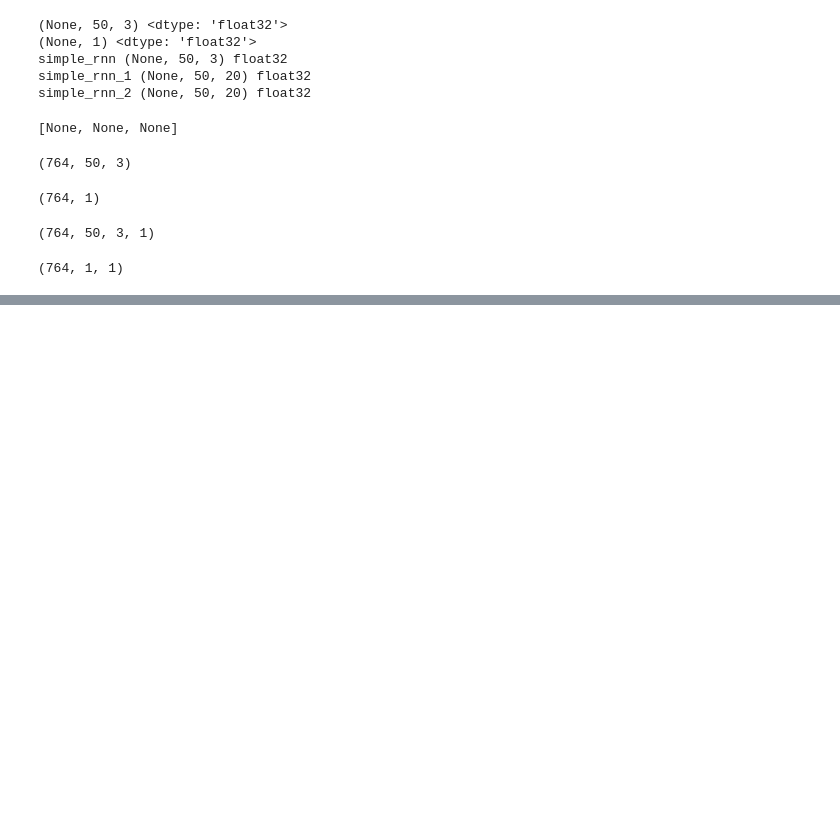
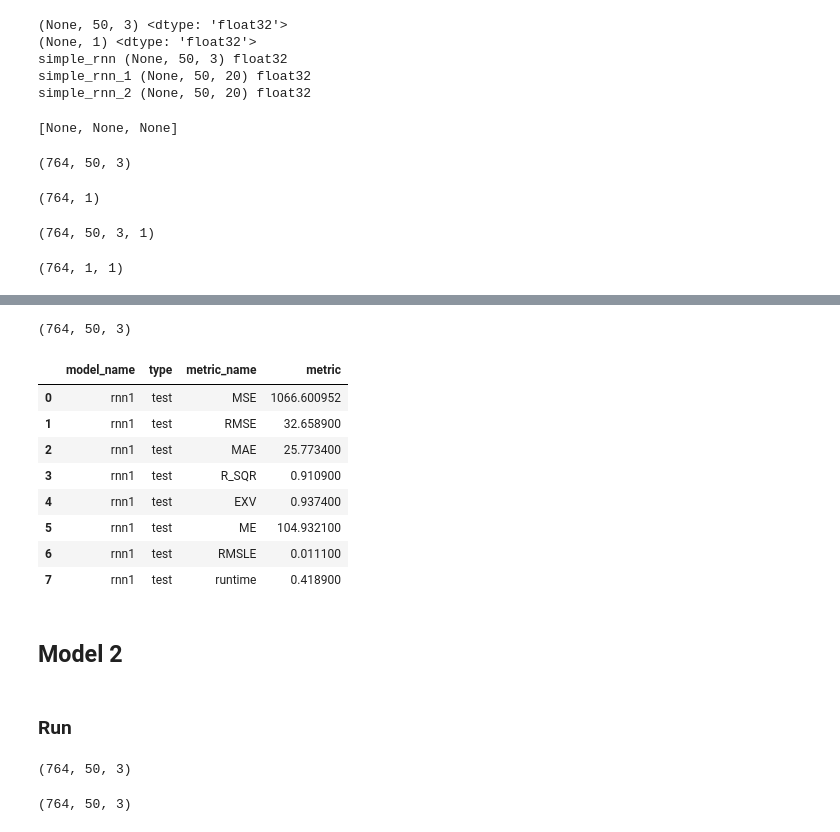
Before and after one commit to oimartin/SP_500_index_RNN, a Jupyter notebook: sp500_notebook.ipynb, the cells around one changed output, grey strips where cells are left out. Drawn from its saved outputs; the diff is of its cells as text; code cells hidden in the pictures; blank space fills up the shorter version.

```diff
--- a/sp500_notebook.ipynb
+++ b/sp500_notebook.ipynb
@@ -517,0 +542,3 @@ rnn1_train
+# %%
+rnn1_pred_test, rnn1_actual_test, rnn1_compare_test = compare_pred_actual(rnn1,x_test_lstm, y_test_lstm, 'Test')
+rnn1_compare_test.head()
@@ -517,0 +552,25 @@ rnn1_train
+# %%
+X_train.shape
+# %% [output]
+(764, 50, 3)
+# %%
+rnn1_test = evaluating_model(rnn1_actual_test, rnn1_pred_test, 'rnn1', 'test', rnn1_rt)
+rnn1_test
+# %% [output]
+|  | model_name | type | metric_name | metric |
+| 0 | rnn1 | test | MSE | 1066.600952 |
+| 1 | rnn1 | test | RMSE | 32.658900 |
+| 2 | rnn1 | test | MAE | 25.773400 |
+| 3 | rnn1 | test | R_SQR | 0.910900 |
+| 4 | rnn1 | test | EXV | 0.937400 |
+| 5 | rnn1 | test | ME | 104.932100 |
+| 6 | rnn1 | test | RMSLE | 0.011100 |
+| 7 | rnn1 | test | runtime | 0.418900 |
+# %% [markdown]
+## Model 2
+# %% [markdown]
+### Run
+# %%
+X_train.shape
+# %% [output]
+(764, 50, 3)
@@ -517,0 +587,4 @@ rnn1_train
+# %%
+X_train.shape
+# %% [output]
+(764, 50, 3)
```
Also changed, not shown: parts of 44 cells of this notebook.
